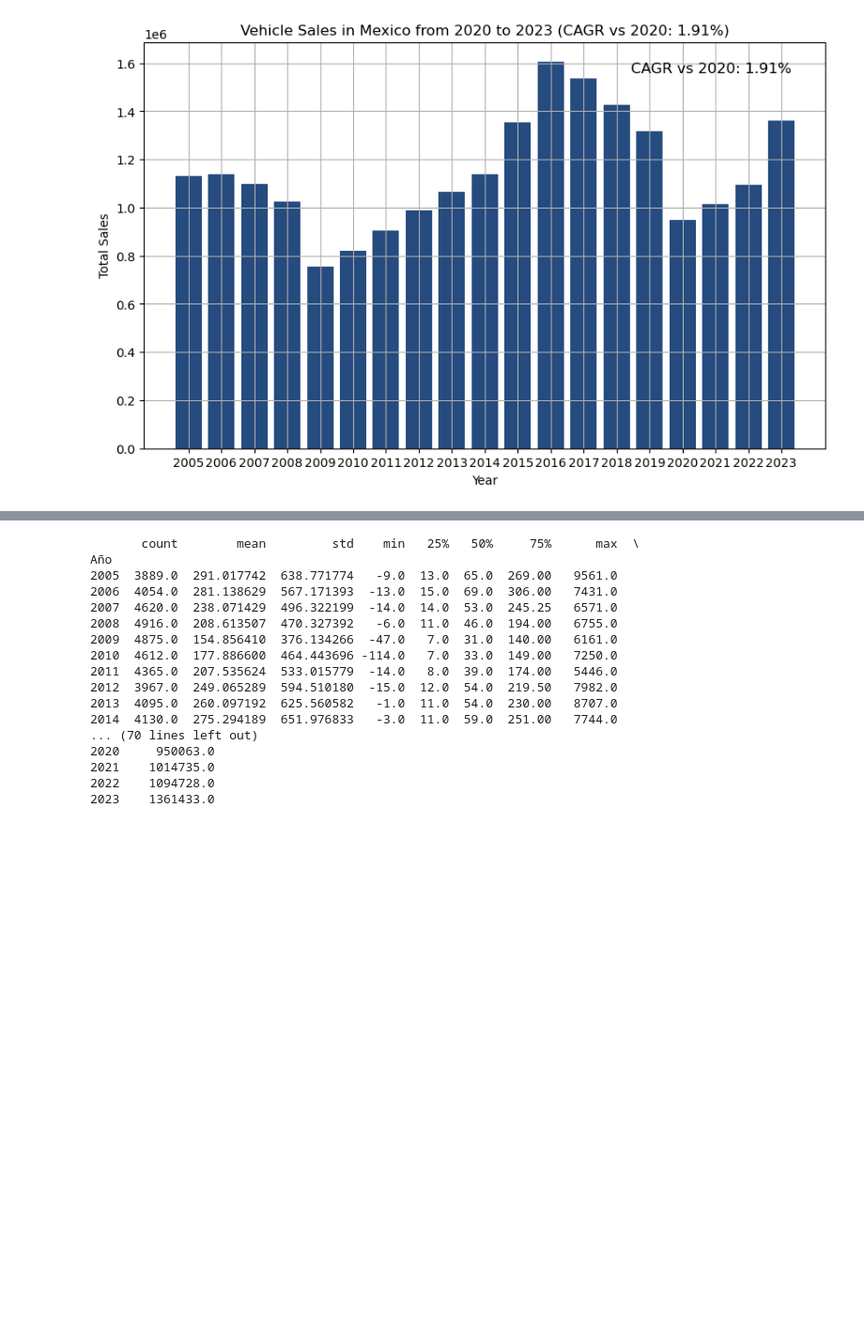
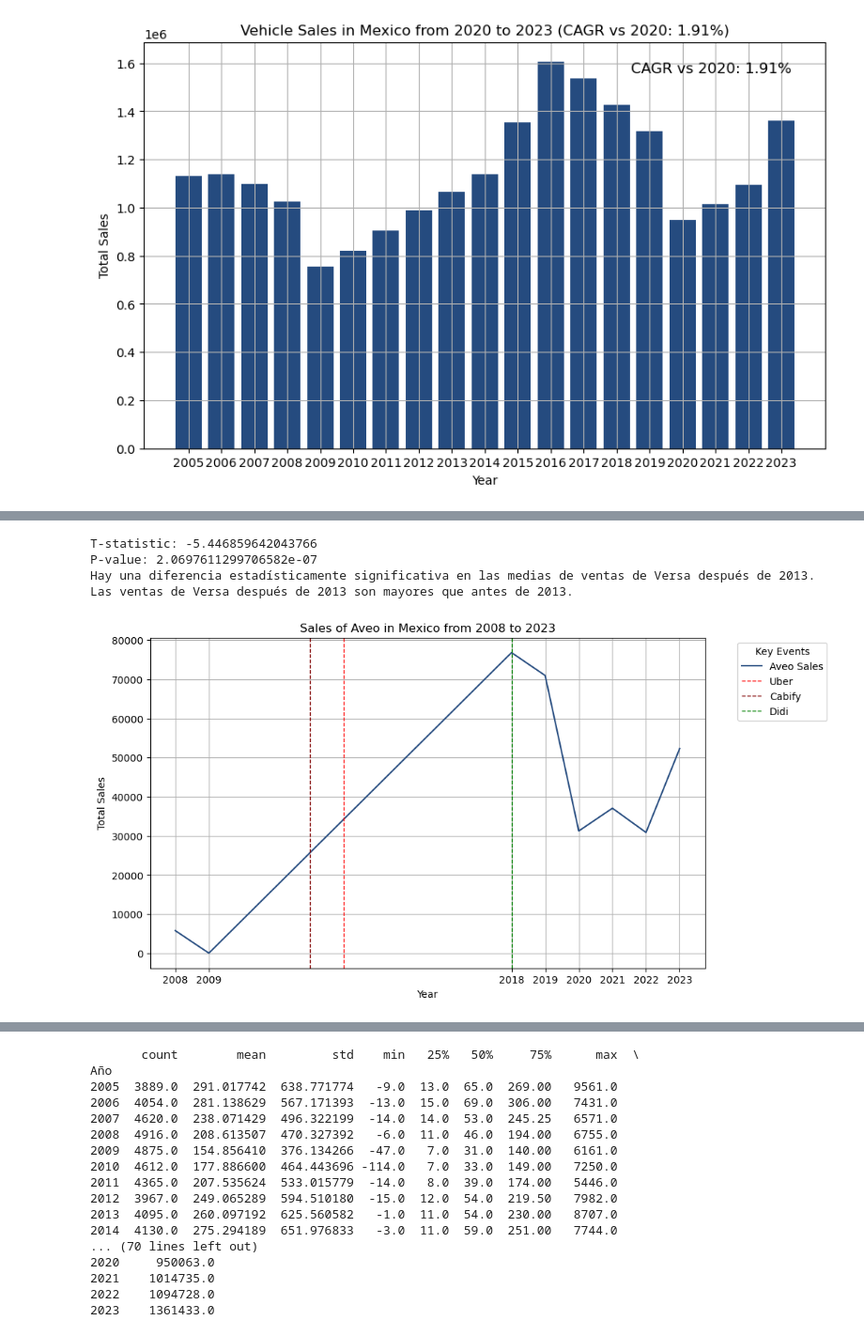
Before and after one commit to AngelesVillagrana/Project-1, a Jupyter notebook: Project-1-Car-Sales.ipynb, the cells around one changed output, grey strips where cells are left out. Shown at 94% size. Saved outputs shown, nothing was run; the diff lists cells and outputs as text; code cells hidden in the pictures; blank space fills up the shorter version.

```diff
--- a/Project-1-Car-Sales.ipynb
+++ b/Project-1-Car-Sales.ipynb
@@ -592,0 +600,74 @@ plt.show()
+# %%
+import scipy.stats as stats
+
+# Filtrar los datos por el modelo Versa
+df_Versa = df_CarsMex[df_CarsMex['Modelo'] == 'Versa']
+
+# Dividir los datos en dos grupos: antes y después de 2013
+sales_before_2013 = df_Versa[df_Versa['Año'] < 2013]['Cantidad']
+sales_after_2013 = df_Versa[df_Versa['Año'] >= 2013]['Cantidad']
+
+# Realizar la prueba t de Student para muestras independientes
+# Asumimos varianzas iguales (equal_var=True) para la prueba
+t_stat, p_value = stats.ttest_ind(sales_before_2013, sales_after_2013, equal_var=True)
+
+# Mostrar los resultados de la prueba
+print(f'T-statistic: {t_stat}')
+print(f'P-value: {p_value}')
+
+# Interpretar el resultado
+significance_level = 0.05  # Nivel de significancia (5%)
+
+# Si la p-value es menor que el nivel de significancia, hay una diferencia significativa
+if p_value < significance_level:
+    print("Hay una diferencia estadísticamente significativa en las medias de ventas de Versa después de 2013.")
+    # Verificamos si la media después de 2013 es mayor que la media antes de 2013
+    mean_before_2013 = sales_before_2013.mean()
+    mean_after_2013 = sales_after_2013.mean()
+
+    if mean_after_2013 > mean_before_2013:
+        print("Las ventas de Versa después de 2013 son mayores que antes de 2013.")
+    else:
+        print("Las ventas de Versa después de 2013 no son mayores que antes de 2013.")
+else:
+    print("No hay una diferencia estadísticamente significativa en las medias de ventas de Versa después de 2013.")
+# %% [output]
+T-statistic: -5.446859642043766
+P-value: 2.0697611299706582e-07
+Hay una diferencia estadísticamente significativa en las medias de ventas de Versa después de 2013.
+Las ventas de Versa después de 2013 son mayores que antes de 2013.
+# %%
+# Configurar la paleta de colores
+sns.set_palette(palette)
+growth_data_Aveo = df_Aveo.groupby('Año')['Cantidad'].sum().reset_index()
+# Filtrar los datos por el modelo Aveo
+df_Aveo = df_CarsMex[df_CarsMex['Modelo'] == 'Aveo']
+
+# Crear la figura y los ejes para el gráfico
+plt.figure(figsize=(10, 6))
+
+# Graficar la cantidad de ventas de Aveo a lo largo del tiempo desde 2005 hasta 2023
+# Usamos un `label` para la serie de datos de Aveo
+plt.plot(growth_data_Aveo['Año'], growth_data_Aveo['Cantidad'], label='Aveo Sales')
+
+# Configurar el título, etiquetas de ejes y la cuadrícula
+plt.title('Sales of Aveo in Mexico from 2008 to 2023')
+plt.xlabel('Year')
+plt.ylabel('Total Sales')
+plt.grid(True)
+
+# Asegurarse de que los ticks del eje x sean los años
+plt.xticks(growth_data_Aveo['Año'])
+
+# Agregar líneas verticales en los años relevantes con etiquetas
+plt.axvline(x=2013, color='red', linestyle='--', linewidth=1, label='Uber')
+plt.axvline(x=2012, color='maroon', linestyle='--', linewidth=1, label='Cabify')
+plt.axvline(x=2018, color='green', linestyle='--', linewidth=1, label='Didi')
+
+# Colocar la leyenda fuera del gráfico y especificar el título para la leyenda
+plt.legend(title='Key Events', bbox_to_anchor=(1.05, 1), loc='upper left')
+
+# Mostrar el gráfico
+plt.show()
+# %% [output]
+[figure, added]
```
Also changed, not shown: parts of 8 cells of this notebook.
